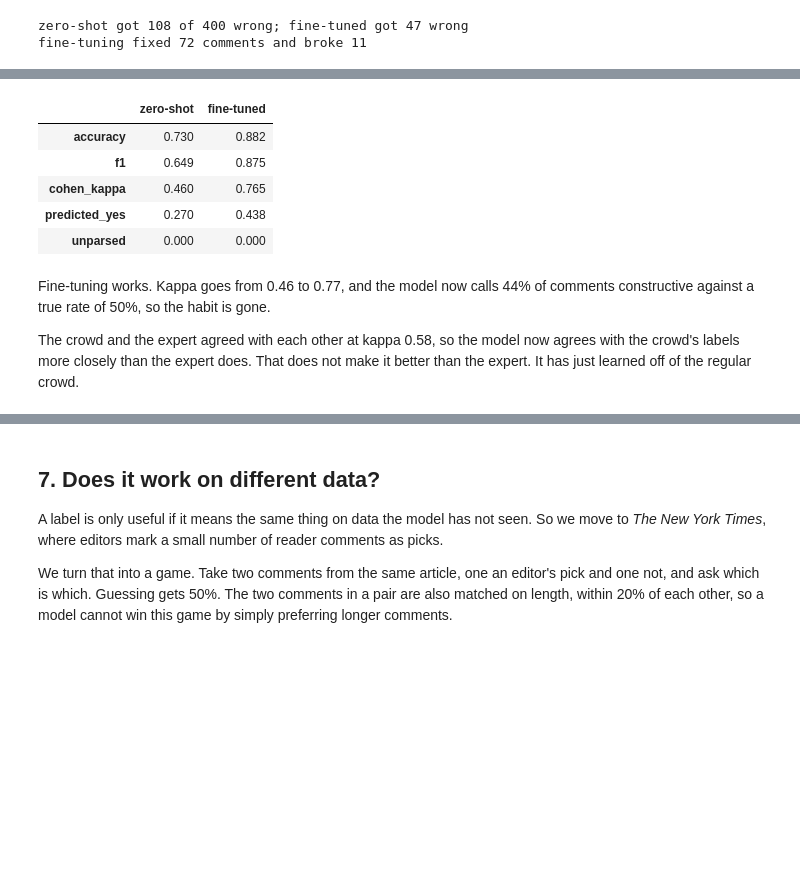
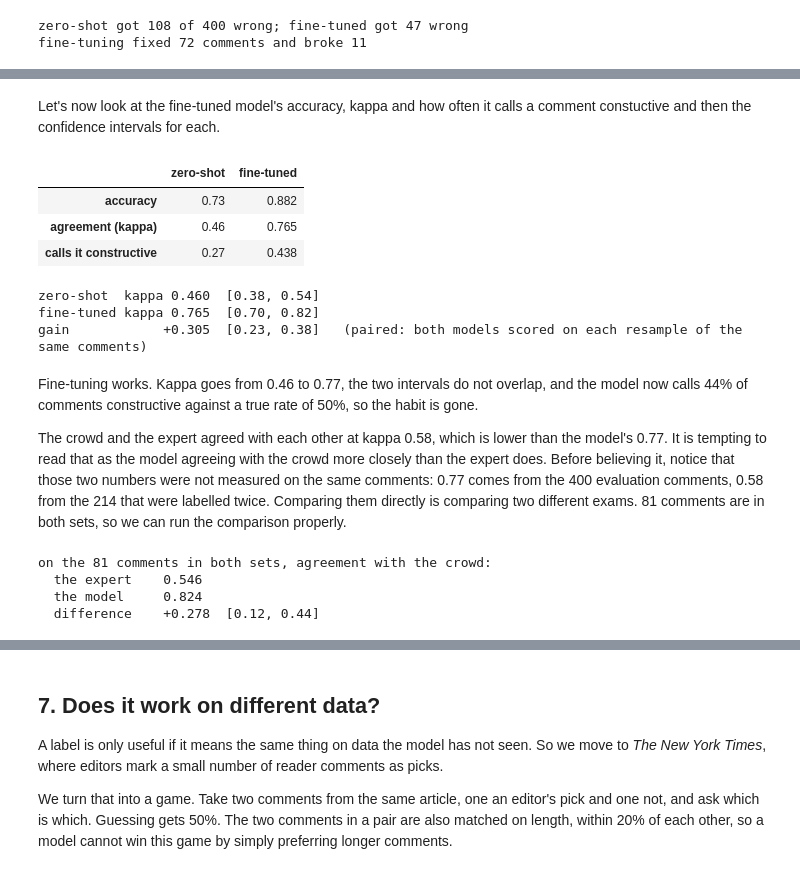
Before and after one commit to ubcecon/praxis-ubc, a Jupyter notebook: project/docs/llm_annotations/llm_text_annotation.ipynb, the cells around one changed output, grey strips where cells are left out. Cells and saved outputs as stored; diff of their text form; code cells hidden in the pictures; blank space fills up the shorter version.

```diff
--- a/project/docs/llm_annotations/llm_text_annotation.ipynb
+++ b/project/docs/llm_annotations/llm_text_annotation.ipynb
@@ -260,14 +332,45 @@ Each square is one comment, and the ones above the line are those humans called
+# %% [markdown]
+Let's now look at the fine-tuned model's accuracy, kappa and how often it calls a comment constuctive and then the confidence intervals for each.
 # %%
-pd.DataFrame({"zero-shot": data.metrics(truth, zero_shot),
-              "fine-tuned": data.metrics(truth, fine_tuned)}).round(3)
+data.scoreboard(truth, {"zero-shot": zero_shot,
+                        "fine-tuned": fine_tuned}).round(3)
 # %% [output]
 |  | zero-shot | fine-tuned |
-| accuracy | 0.730 | 0.882 |
-| f1 | 0.649 | 0.875 |
-| cohen_kappa | 0.460 | 0.765 |
-| predicted_yes | 0.270 | 0.438 |
-| unparsed | 0.000 | 0.000 |
+| accuracy | 0.73 | 0.882 |
+| agreement (kappa) | 0.46 | 0.765 |
+| calls it constructive | 0.27 | 0.438 |
+# %%
+ft_ci = stats.bootstrap_kappa_ci(truth, fine_tuned)
+gain = stats.bootstrap_kappa_diff_ci(truth, zero_shot, fine_tuned)
+
+print(f"zero-shot  kappa {zs_ci['kappa']:.3f}  {stats.fmt_ci(zs_ci['lo'], zs_ci['hi'])}")
+print(f"fine-tuned kappa {ft_ci['kappa']:.3f}  {stats.fmt_ci(ft_ci['lo'], ft_ci['hi'])}")
+print(f"gain            {gain['diff']:+.3f}  {stats.fmt_ci(gain['lo'], gain['hi'])}"
+      "   (paired: both models scored on each resample of the same comments)")
+# %% [output]
+zero-shot  kappa 0.460  [0.38, 0.54]
+fine-tuned kappa 0.765  [0.70, 0.82]
+gain            +0.305  [0.23, 0.38]   (paired: both models scored on each resample of the same comments)
 # %% [markdown]
-Fine-tuning works. Kappa goes from 0.46 to 0.77, and the model now calls 44% of comments constructive against a true rate of 50%, so the habit is gone.
+Fine-tuning works. Kappa goes from 0.46 to 0.77, the two intervals do not overlap, and the model now calls 44% of comments constructive against a true rate of 50%, so the habit is gone.
 
-The crowd and the expert agreed with each other at kappa 0.58, so the model now agrees with the crowd's labels more closely than the expert does. That does not make it better than the expert. It has just learned off of the regular crowd.
+The crowd and the expert agreed with each other at kappa 0.58, which is lower than the model's 0.77. It is tempting to read that as the model agreeing with the crowd more closely than the expert does. Before believing it, notice that those two numbers were not measured on the same comments: 0.77 comes from the 400 evaluation comments, 0.58 from the 214 that were labelled twice. Comparing them directly is comparing two different exams. 81 comments are in both sets, so we can run the comparison properly.
+# %%
+# the comments that are in both the evaluation set and the doubly-labelled set
+shared = eval_set[eval_set.comment_counter.isin(has_expert.comment_counter)]
+twice = has_expert.set_index("comment_counter").loc[shared.comment_counter]
+
+crowd_here = twice.is_constructive.str.lower()
+expert_here = twice.expert_is_constructive.str.lower()
+model_here = annotate(shared.comment_counter, RUBRIC, adapter=cfg.ADAPTER)
+
+versus = stats.bootstrap_kappa_diff_ci(crowd_here, expert_here, model_here)
+print(f"on the {versus['n']} comments in both sets, agreement with the crowd:")
+print(f"  the expert    {versus['a']:.3f}")
+print(f"  the model     {versus['b']:.3f}")
+print(f"  difference    {versus['diff']:+.3f}  {stats.fmt_ci(versus['lo'], versus['hi'])}")
+# %% [output]
+on the 81 comments in both sets, agreement with the crowd:
+  the expert    0.546
+  the model     0.824
+  difference    +0.278  [0.12, 0.44]
```
Also changed, not shown: parts of 25 cells of this notebook, 6 other files.
